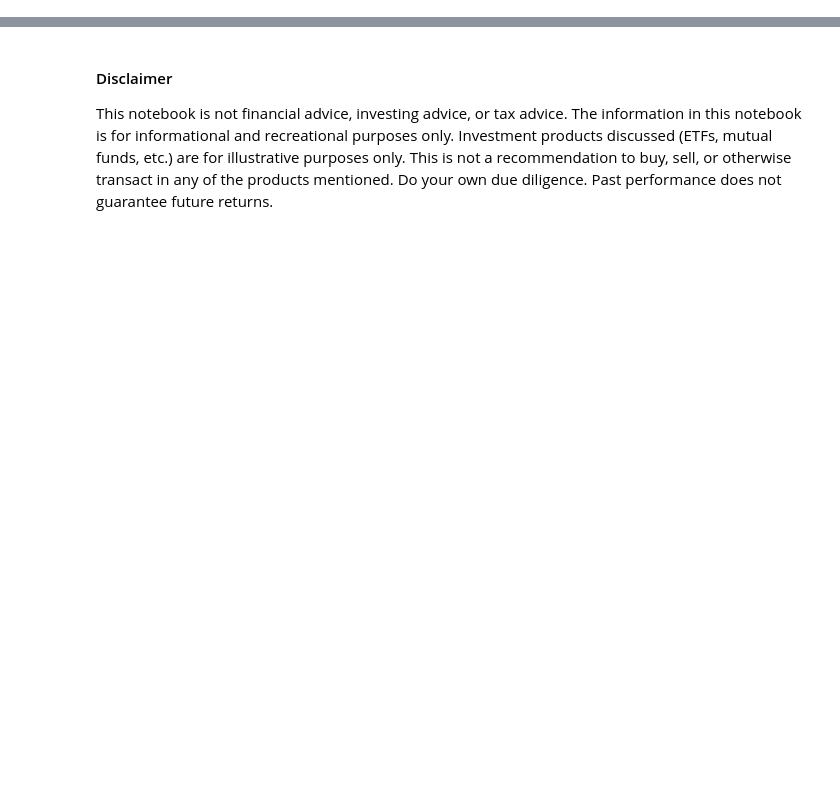
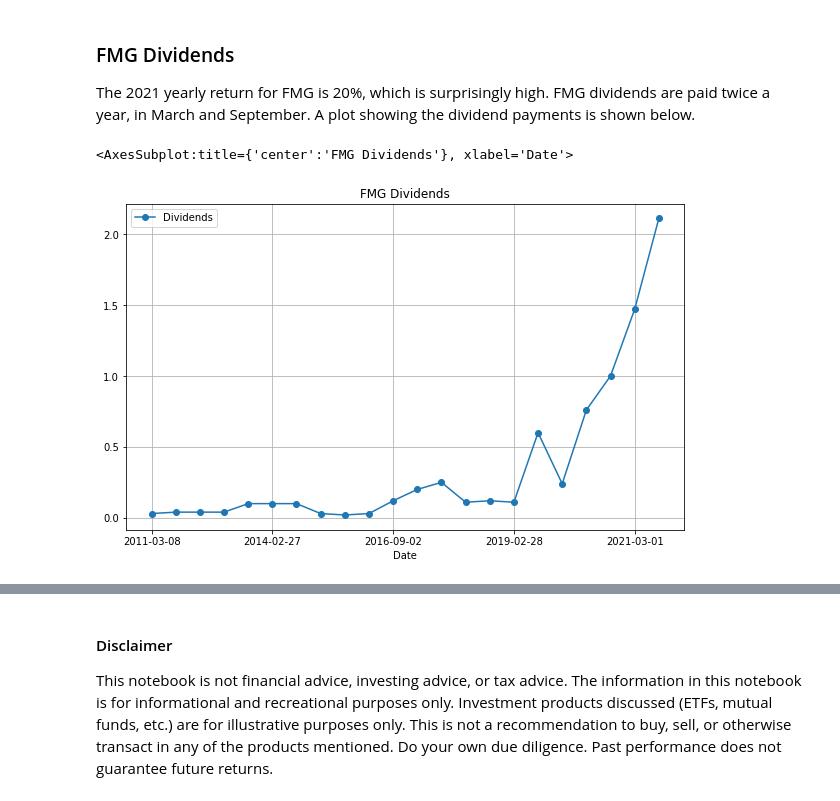
Before and after one commit to IanLKaplan/all_weather_portfolio, a Jupyter notebook: dividend_portfolio.ipynb, the cells around one changed output, grey strips where cells are left out. Drawn from its saved outputs; the diff is of its cells as text; code cells hidden in the pictures; blank space fills up the shorter version.

```diff
--- a/dividend_portfolio.ipynb
+++ b/dividend_portfolio.ipynb
@@ -473,18 +471,30 @@ be data for FMG.
 </p>
 # %%
-from datetime import datetime, timedelta
-from tabulate import tabulate
-from typing import List, Tuple
-import pypfopt as pyopt
-from pypfopt import expected_returns
-from pypfopt import risk_models
-from pandas_datareader import data
-import matplotlib.pyplot as plt
-import scipy.stats as stats
+import yfinance as yf
 import pandas as pd
 import numpy as np
 from pathlib import Path
 import tempfile
+from pandas_datareader import data
+from typing import List
+from datetime import datetime
+
+def get_dividend_data(symbol: str, file_name:str) -> pd.Series:
+    temp_root: str = tempfile.gettempdir() + '/'
+    file_path: str = temp_root + file_name
+    temp_file_path = Path(file_path)
+    file_size = 0
+    if temp_file_path.exists():
+        file_size = temp_file_path.stat().st_size
+
+    if file_size > 0:
+        dividend_data = pd.read_csv(file_path, index_col='Date')
+    else:
+        yfData = yf.Ticker(symbol)
+        dividend_data: pd.Series = yfData.dividends
+        dividend_data.to_csv(file_path)
+    return dividend_data
+
 
 def get_market_data(file_name: str,
                     data_col: str,
@@ -519,8 +529,23 @@ def get_market_data(file_name: str,
         close_data.to_csv(file_path)
     return close_data
 
-data_source = 'yahoo'
-# yyyy-mm-dd
-start_date_str = '2010-01-01'
-start_date: datetime = datetime.fromisoformat(start_date_str)
-end_date: datetime = datetime.today() - timedelta(days=1)
+
+symbols = ['FMG.AX', 'BHP', 'RIO', 'CEQP', 'ARCC', 'EVV', 'PTY',
+           'SUN.AX', 'WBK', 'WMB', 'XOM', 'WPC']
+# %% [markdown]
+<h3>
+FMG Dividends
+</h3>
+
+<p>
+The 2021 yearly return for FMG is 20%, which is surprisingly high. FMG dividends
+are paid twice a year, in March and September. A plot showing the dividend
+payments is shown below.
+</p>
+# %%
+fmg_file = 'fmg_dividends'
+fmg_dividends = get_dividend_data('FMG.AX', fmg_file)
+fmg_dividends.plot(grid=True, figsize=(10,6), title="FMG Dividends", marker='o')
+# %% [output]
+<AxesSubplot:title={'center':'FMG Dividends'}, xlabel='Date'>
+[figure, added]
```
Also changed, not shown: parts of 3 cells of this notebook.
